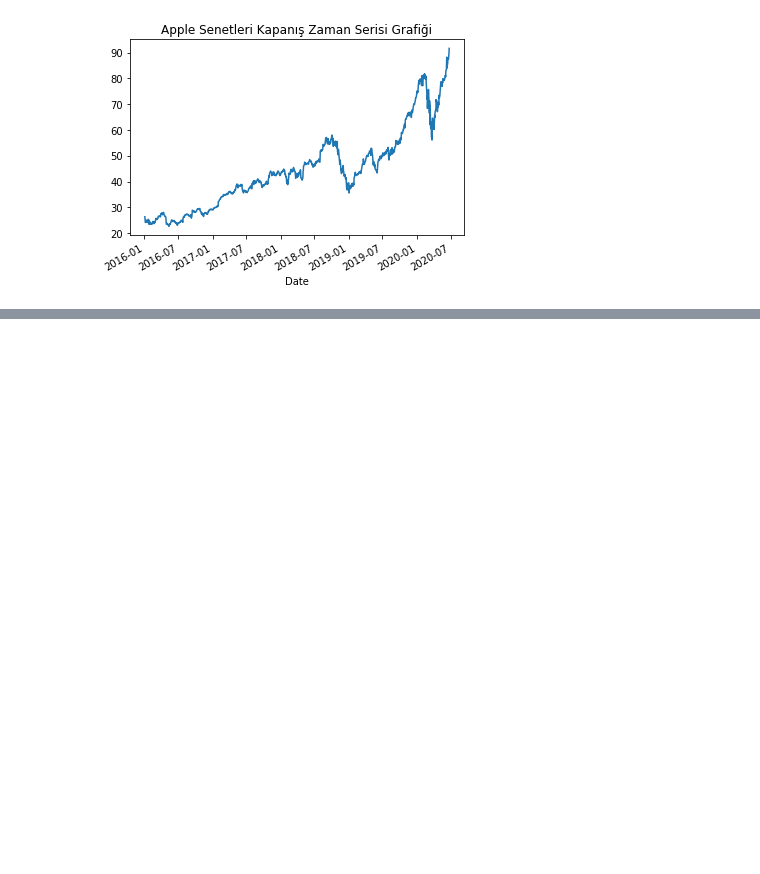
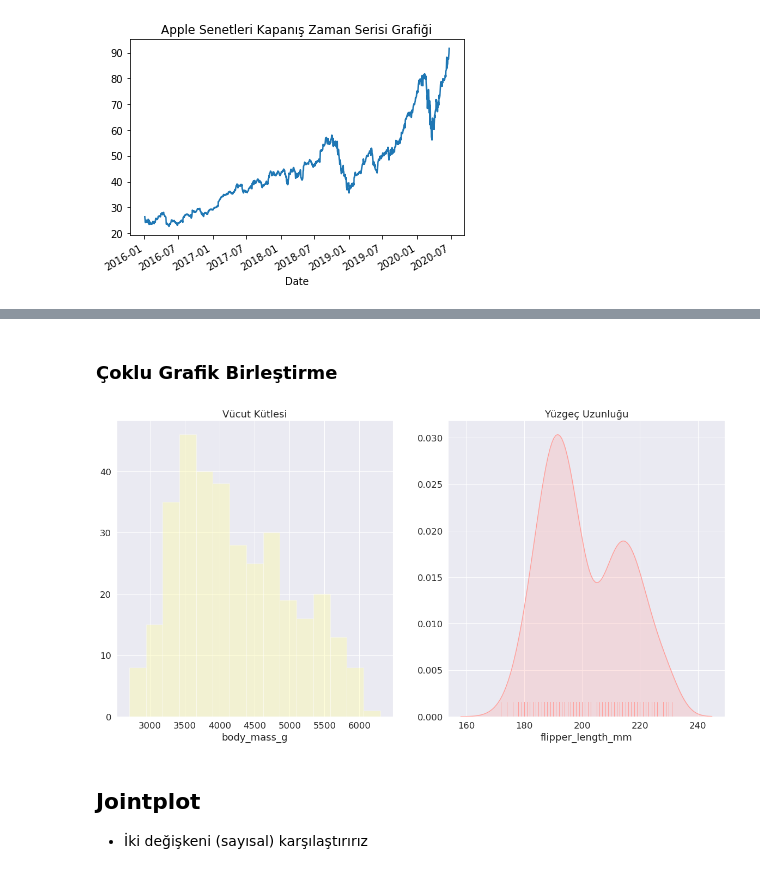
Before and after one commit to mebaysan/VeriBilimi, a Jupyter notebook: 3-)KesifciVeriAnaliziVeVeriGorsellestirme/tum_notlar.ipynb, the cells around one changed output, grey strips where cells are left out. Cells and saved outputs as stored; diff of their text form; code cells hidden in the pictures; blank space fills up the shorter version.

```diff
--- a/3-)KesifciVeriAnaliziVeVeriGorsellestirme/tum_notlar.ipynb
+++ b/3-)KesifciVeriAnaliziVeVeriGorsellestirme/tum_notlar.ipynb
@@ -1056,0 +1101,26 @@ kapanis.plot().set_title('Apple Senetleri Kapanış Zaman Serisi Grafiği');
+# %% [markdown]
+### Çoklu Grafik Birleştirme
+# %%
+sns.set(style = 'darkgrid', font_scale= 1.5, palette='husl') # ana grafiği oluşturuyoruz
+
+f, axes = plt.subplots(1,2,figsize=(20,10)) # 1 satır 2 sütun (1e 2lik grafik) ve 15e 10 grafikler
+
+sns.distplot(df.body_mass_g,
+             bins=15,
+             color='y',
+             kde=False,
+             ax = axes[0] # tek satır olduğu için, 2 satır olsaydı (matris) o zaman [satır,sütun] olarak belirtmeliydik
+            ).set_title('Vücut Kütlesi')
+
+sns.distplot(df.flipper_length_mm,
+             color='r',
+             hist = False,
+             rug = True,
+             kde_kws={'shade':True},
+             ax = axes[1]
+            ).set_title('Yüzgeç Uzunluğu');
+# %% [output]
+[figure, added]
+# %% [markdown]
+## Jointplot
+- İki değişkeni (sayısal) karşılaştırırız
```
Also changed, not shown: parts of 29 cells of this notebook.
